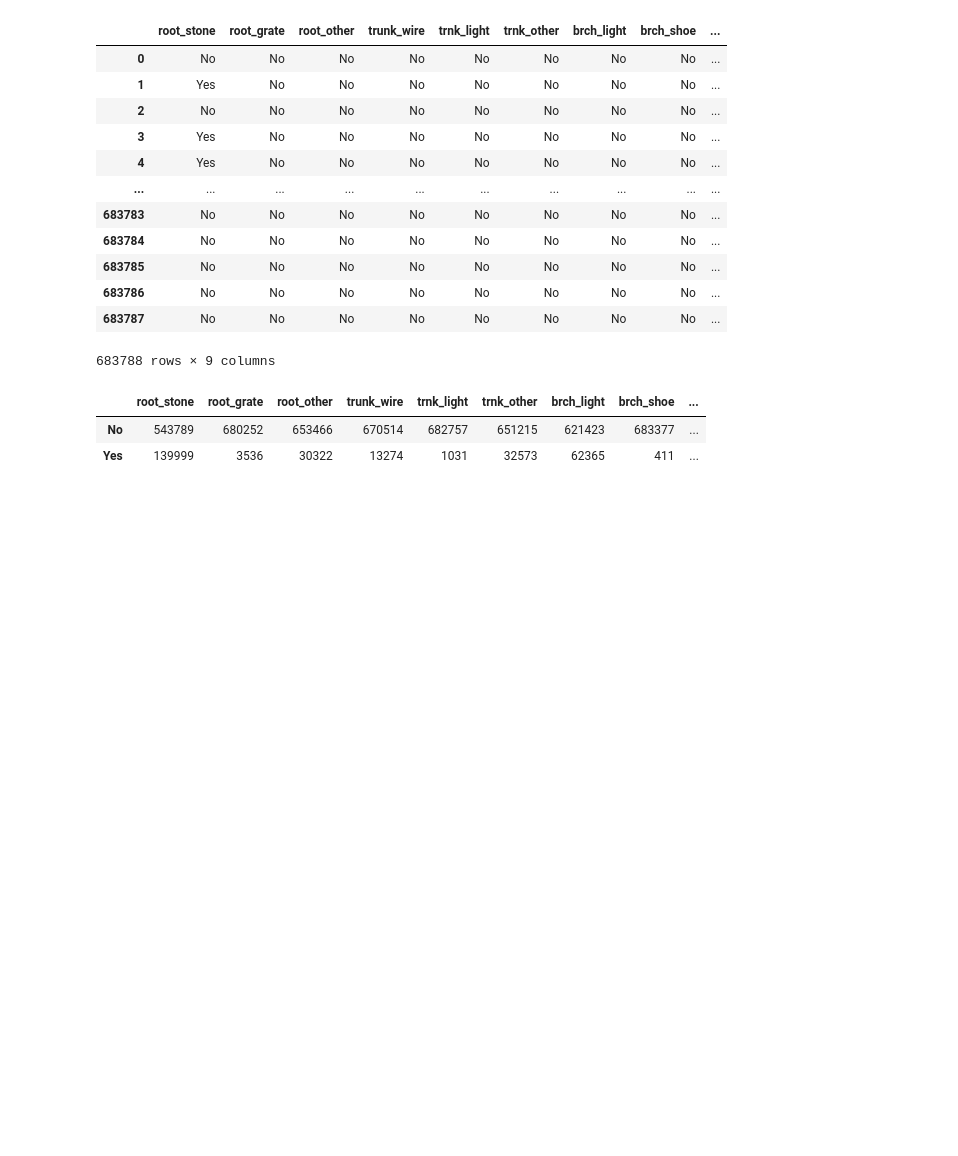
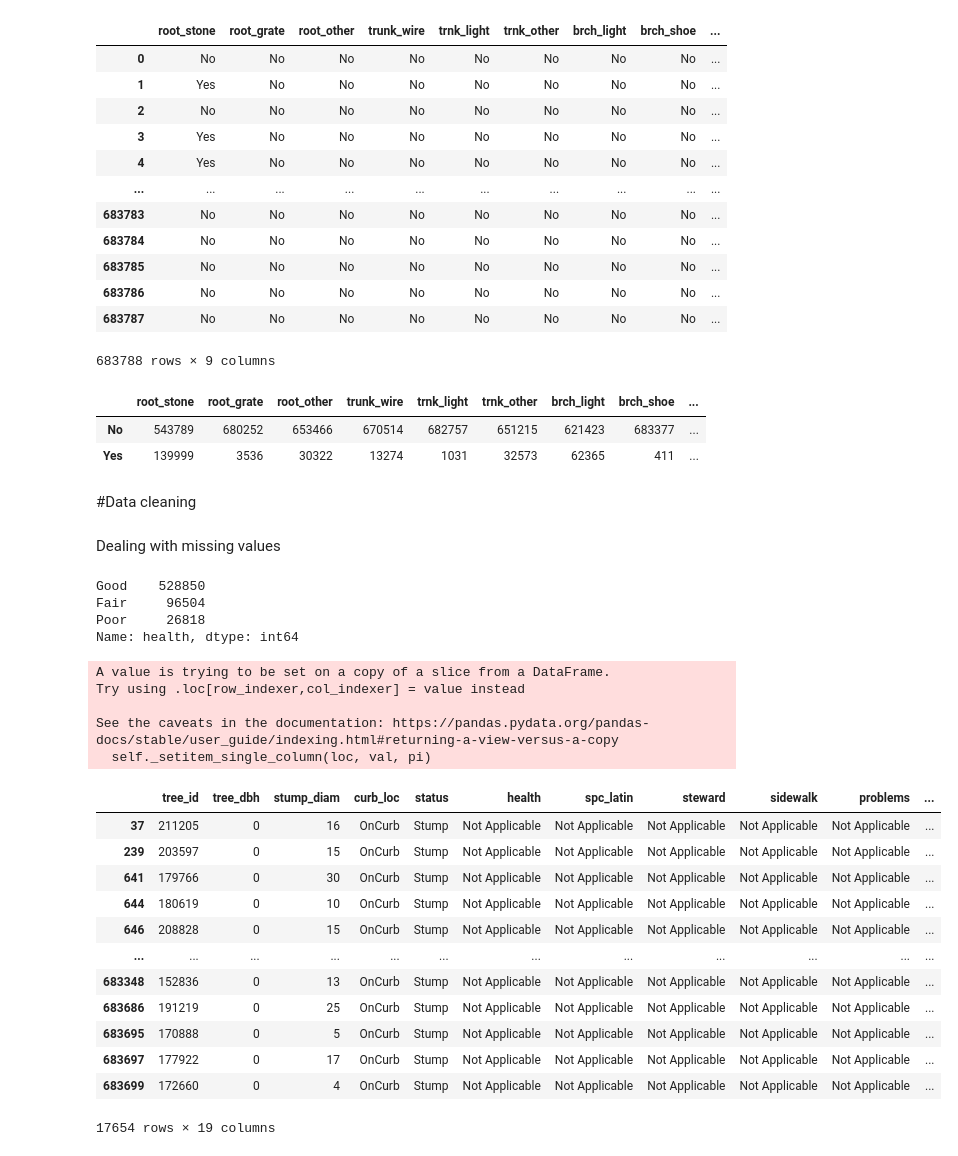
Before and after one commit to mrsyamhfis/Prison-Break, a Jupyter notebook: Tree_Census.ipynb, the cells around one changed output. Drawn from its saved outputs; the diff is of its cells as text; code cells hidden in the pictures; blank space fills up the shorter version.

```diff
--- a/Tree_Census.ipynb
+++ b/Tree_Census.ipynb
@@ -247,3 +247,40 @@ tree_problems.apply(pd.Series.value_counts)
 |  | root_stone | root_grate | root_other | trunk_wire | trnk_light | trnk_other | brch_light | brch_shoe | ... |
 | No | 543789 | 680252 | 653466 | 670514 | 682757 | 651215 | 621423 | 683377 | ... |
 | Yes | 139999 | 3536 | 30322 | 13274 | 1031 | 32573 | 62365 | 411 | ... |
+# %% [markdown]
+#Data cleaning
+# %% [markdown]
+Dealing with missing values
+# %%
+tc_subset['health'].value_counts()
+# %% [output]
+Good    528850
+Fair     96504
+Poor     26818
+Name: health, dtype: int64
+# %%
+mask = ((tc_subset['status']=='Stump')|(tc_subset['status']=='Dead'))
+# %%
+tc_subset.loc[mask]=tc_subset.loc[mask].fillna('Not Applicable')
+# %% [output]
+A value is trying to be set on a copy of a slice from a DataFrame.
+Try using .loc[row_indexer,col_indexer] = value instead
+
+See the caveats in the documentation: https://pandas.pydata.org/pandas-docs/stable/user_guide/indexing.html#returning-a-view-versus-a-copy
+  self._setitem_single_column(loc, val, pi)
+# %%
+tc_subset[tc_subset['status']=='Stump']
+# %% [output]
+|  | tree_id | tree_dbh | stump_diam | curb_loc | status | health | spc_latin | steward | sidewalk | problems | ... |
+| 37 | 211205 | 0 | 16 | OnCurb | Stump | Not Applicable | Not Applicable | Not Applicable | Not Applicable | Not Applicable | ... |
+| 239 | 203597 | 0 | 15 | OnCurb | Stump | Not Applicable | Not Applicable | Not Applicable | Not Applicable | Not Applicable | ... |
+| 641 | 179766 | 0 | 30 | OnCurb | Stump | Not Applicable | Not Applicable | Not Applicable | Not Applicable | Not Applicable | ... |
+| 644 | 180619 | 0 | 10 | OnCurb | Stump | Not Applicable | Not Applicable | Not Applicable | Not Applicable | Not Applicable | ... |
+| 646 | 208828 | 0 | 15 | OnCurb | Stump | Not Applicable | Not Applicable | Not Applicable | Not Applicable | Not Applicable | ... |
+| ... | ... | ... | ... | ... | ... | ... | ... | ... | ... | ... | ... |
+| 683348 | 152836 | 0 | 13 | OnCurb | Stump | Not Applicable | Not Applicable | Not Applicable | Not Applicable | Not Applicable | ... |
+| 683686 | 191219 | 0 | 25 | OnCurb | Stump | Not Applicable | Not Applicable | Not Applicable | Not Applicable | Not Applicable | ... |
+| 683695 | 170888 | 0 | 5 | OnCurb | Stump | Not Applicable | Not Applicable | Not Applicable | Not Applicable | Not Applicable | ... |
+| 683697 | 177922 | 0 | 17 | OnCurb | Stump | Not Applicable | Not Applicable | Not Applicable | Not Applicable | Not Applicable | ... |
+| 683699 | 172660 | 0 | 4 | OnCurb | Stump | Not Applicable | Not Applicable | Not Applicable | Not Applicable | Not Applicable | ... |
+17654 rows × 19 columns
```
Also changed, not shown: parts of 19 cells of this notebook.
